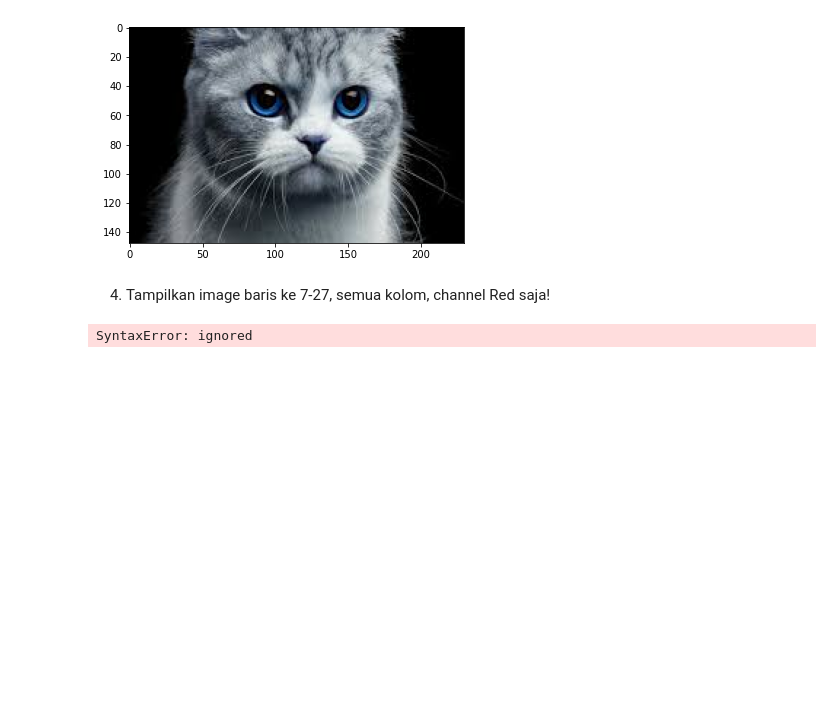
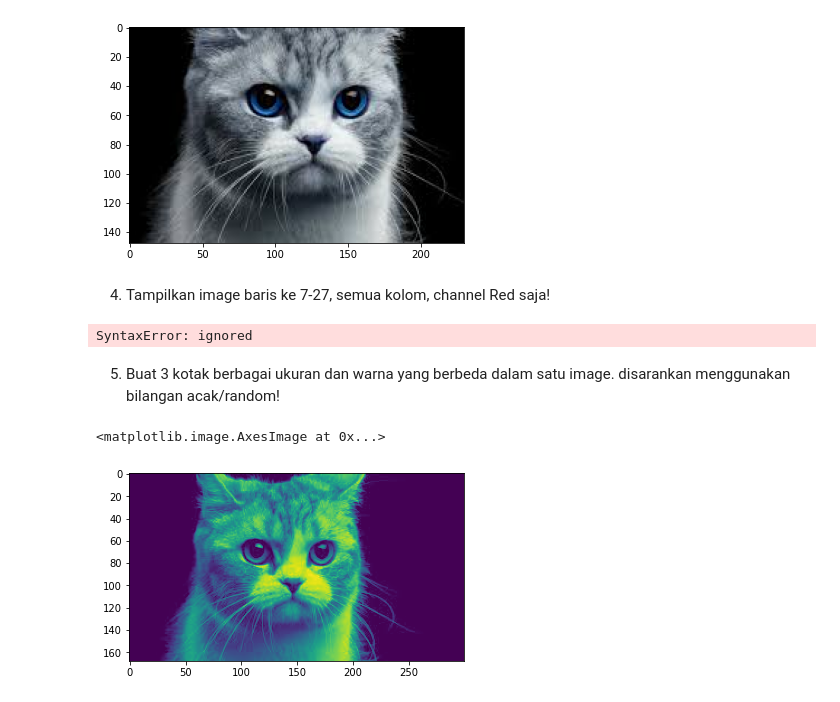
Before and after one commit to BahrulMunirF/Week2, a Jupyter notebook: Week2.ipynb, the cells around one changed output. Drawn from its saved outputs; the diff is of its cells as text; code cells hidden in the pictures; blank space fills up the shorter version.

```diff
--- a/Week2.ipynb
+++ b/Week2.ipynb
@@ -71,3 +71,12 @@ img3[:,:, 2] - 0
 plt.imshow(img)
 # %% [output]
 SyntaxError: ignored
+# %% [markdown]
+5. Buat 3 kotak berbagai ukuran dan warna yang berbeda dalam satu image.
+disarankan menggunakan bilangan acak/random!
+# %%
+img_gray = cv.imread('/content/drive/MyDrive//Google Drive/kucing.jpg', cv.IMREAD_GRAYSCALE)
+plt.imshow(img_gray)
+# %% [output]
+<matplotlib.image.AxesImage at 0x...>
+[figure, added]
```
Also changed, not shown: parts of 17 cells of this notebook.
